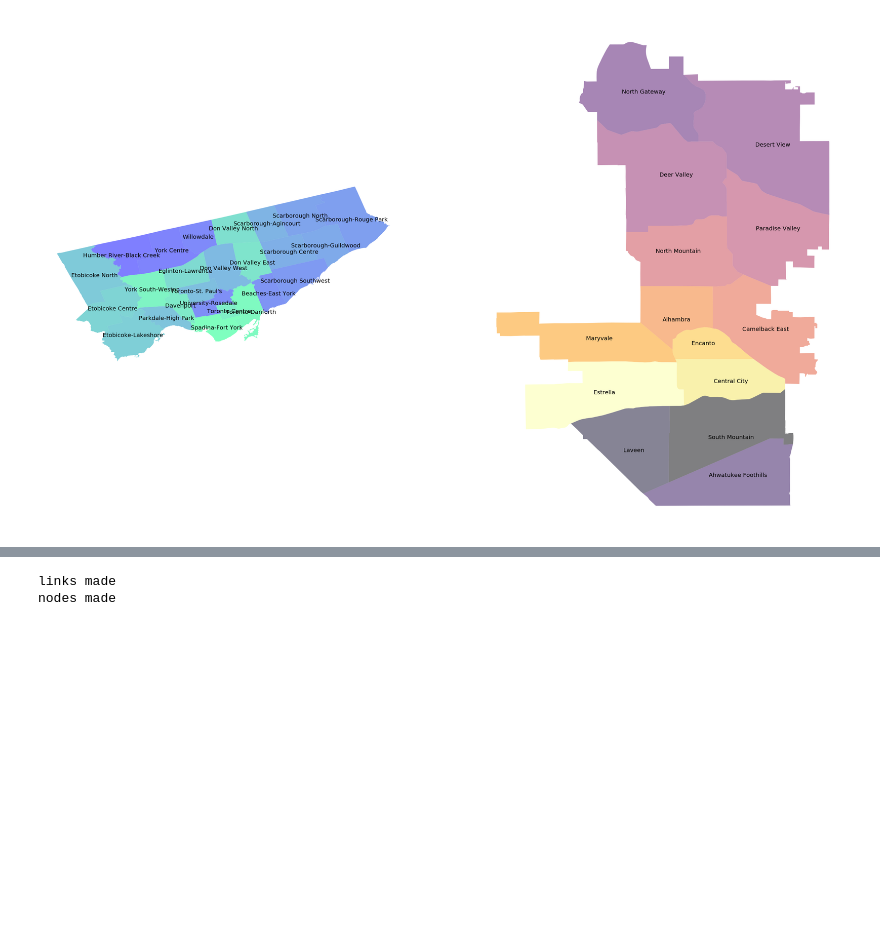
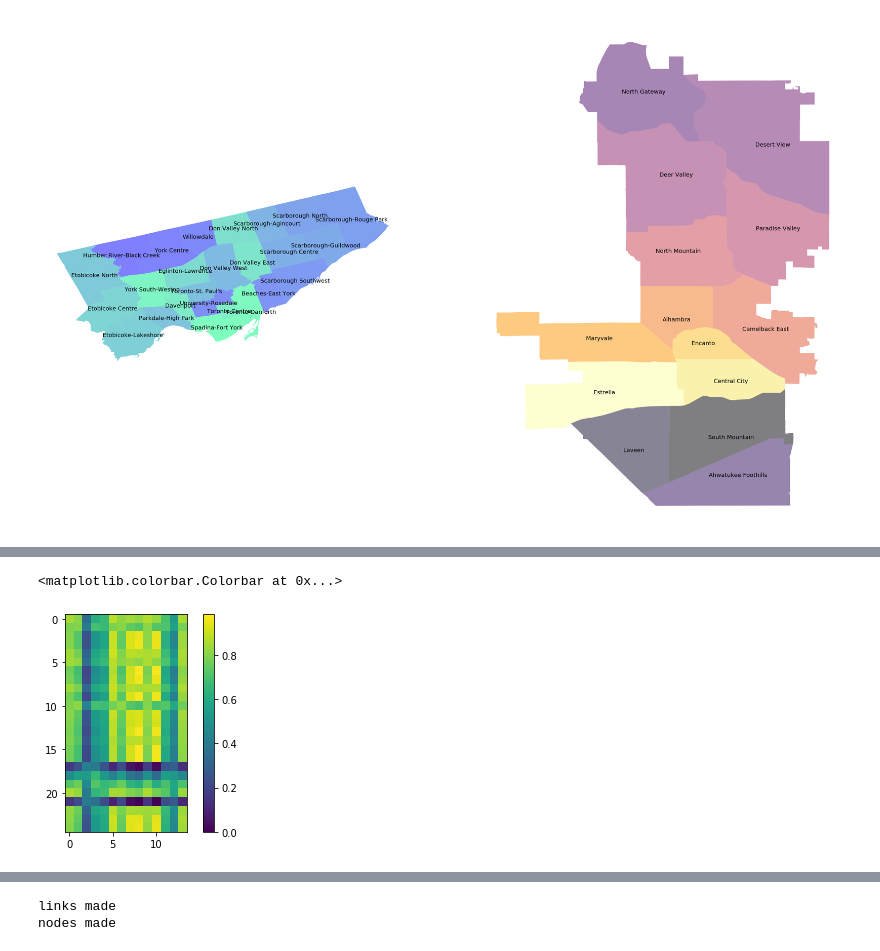
Before and after one commit to lots-of-things/city2city, a Jupyter notebook: build_maps_and_similarity.ipynb, the cells around one changed output, grey strips where cells are left out. Drawn from its saved outputs; the diff is of its cells as text; code cells hidden in the pictures; blank space fills up the shorter version.

```diff
--- a/dataprep.ipynb
+++ b/build_maps_and_similarity.ipynb
@@ -224,15 +261,3 @@ for name_t, group_t in tor_points.groupby('name'):
         dists.append(dist[0][0])
 df_cl = pd.DataFrame(list(zip(t_clusts,p_clusts,dists)),columns=['t_clust','p_clust','dist'])
 df_cl['sim']=1-df_cl['dist']/df_cl['dist'].max()
-# %%
-ind_list = []
-while ((df_cl['sim']>0) & (df_cl['sim']<1)).sum() > 0:
-    maxx = df_cl['sim'].max()
-    inds = df_cl['sim']==maxx
-    row = df_cl.loc[inds].iloc[0]
-    ind_list.append(inds)
-    df_cl.loc[df_cl['t_clust']==row['t_clust'],'sim']=0
-    df_cl.loc[df_cl['p_clust']==row['p_clust'],'sim']=0
-
-for inds in ind_list:
-    df_cl.loc[inds,'sim']=1
@@ -285,0 +264,15 @@ df_cl_p = pd.DataFrame(list(zip(p_i_clusts,p_j_clusts,p_dists,p_i_x,p_i_y)),
+# %%
+def convert_to_matrix(cl_df,sim_col):
+    t_inds = cl_df['t_clust'].unique()
+    p_inds = cl_df['p_clust'].unique()
+    viz = np.zeros([len(t_inds),len(p_inds)])
+    for t_i, t_ind in enumerate(t_inds):
+        for p_i, p_ind in enumerate(p_inds):
+            viz[t_i,p_i] = cl_df.loc[(cl_df['t_clust']==t_ind) & (cl_df['p_clust']==p_ind), sim_col]
+    return viz
+# %%
+plt.imshow(convert_to_matrix(df_cl,'sim'))
+plt.colorbar()
+# %% [output]
+<matplotlib.colorbar.Colorbar at 0x...>
+[figure, added]
```
Also changed, not shown: parts of 37 cells of this notebook, 4 other files.
